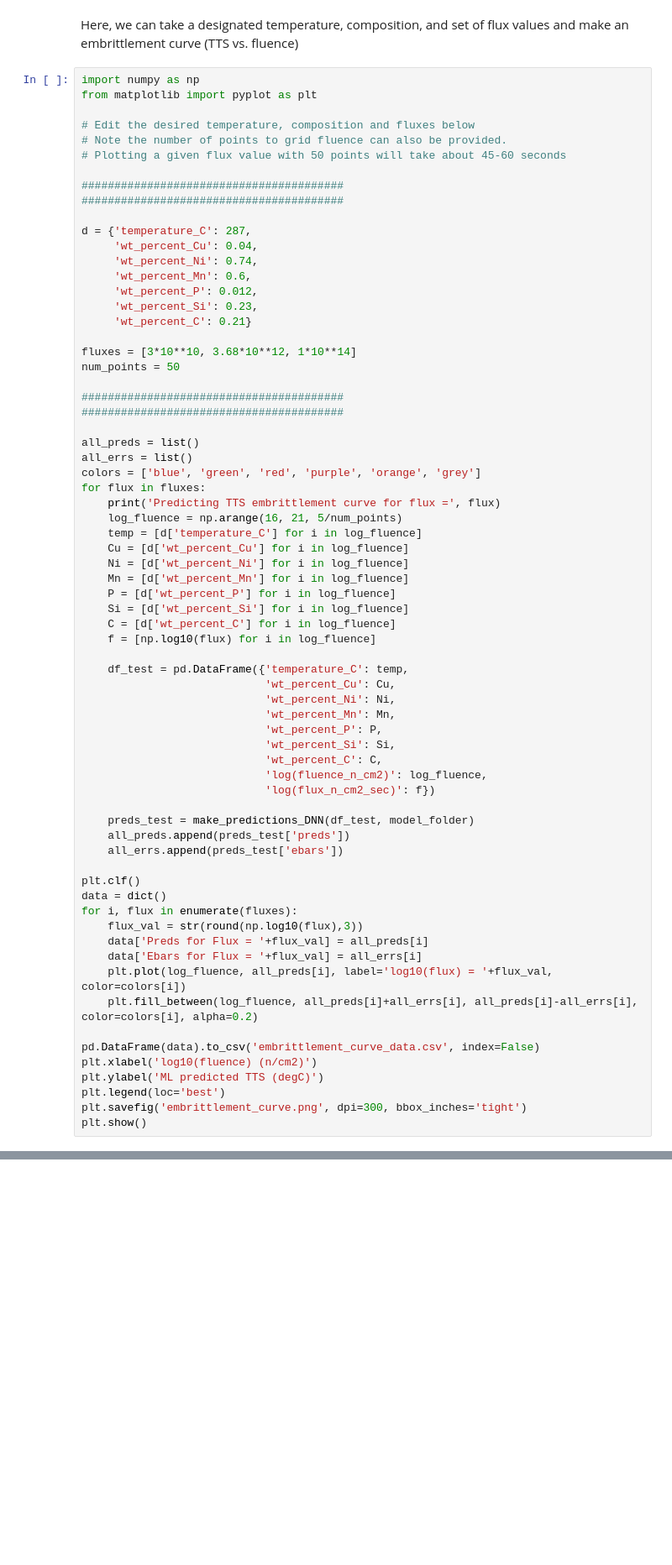
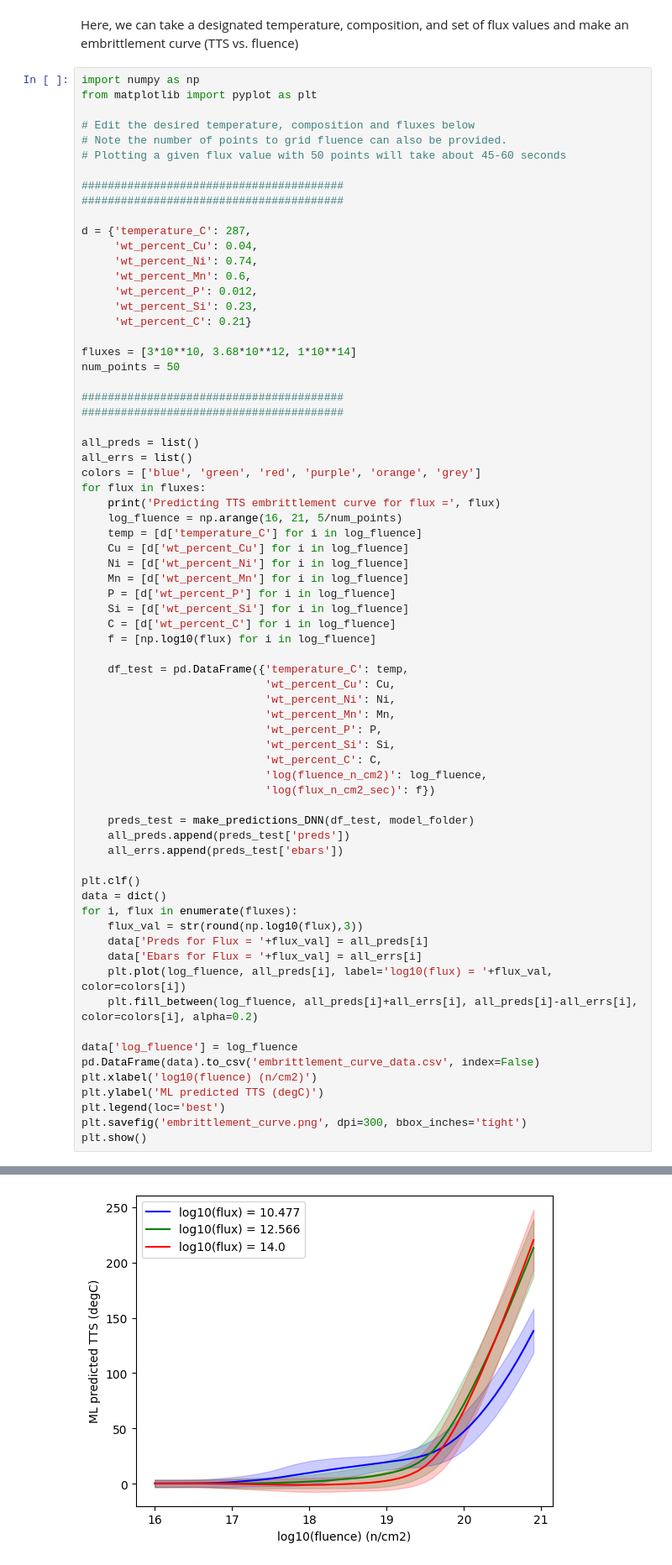
Before and after one commit to uw-cmg/RPV_model_Jacobs23, a Jupyter notebook: Run_RPV_model_Colab.ipynb, the cells around one changed output, grey strips where cells are left out. Shown at 84% size. Saved outputs shown, nothing was run; the diff lists cells and outputs as text; blank space fills up the shorter version.

```diff
--- a/Run_RPV_model_Colab.ipynb
+++ b/Run_RPV_model_Colab.ipynb
@@ -174,6 +230,7 @@ for i, flux in enumerate(fluxes):
     plt.plot(log_fluence, all_preds[i], label='log10(flux) = '+flux_val, color=colors[i])
     plt.fill_between(log_fluence, all_preds[i]+all_errs[i], all_preds[i]-all_errs[i], color=colors[i], alpha=0.2)
 
+data['log_fluence'] = log_fluence
 pd.DataFrame(data).to_csv('embrittlement_curve_data.csv', index=False)
 plt.xlabel('log10(fluence) (n/cm2)')
 plt.ylabel('ML predicted TTS (degC)')
@@ -184,0 +302 @@ SyntaxError: invalid syntax (2143034782.py, line 55)
+[figure, added]
```
Also changed, not shown: parts of 12 cells of this notebook.
